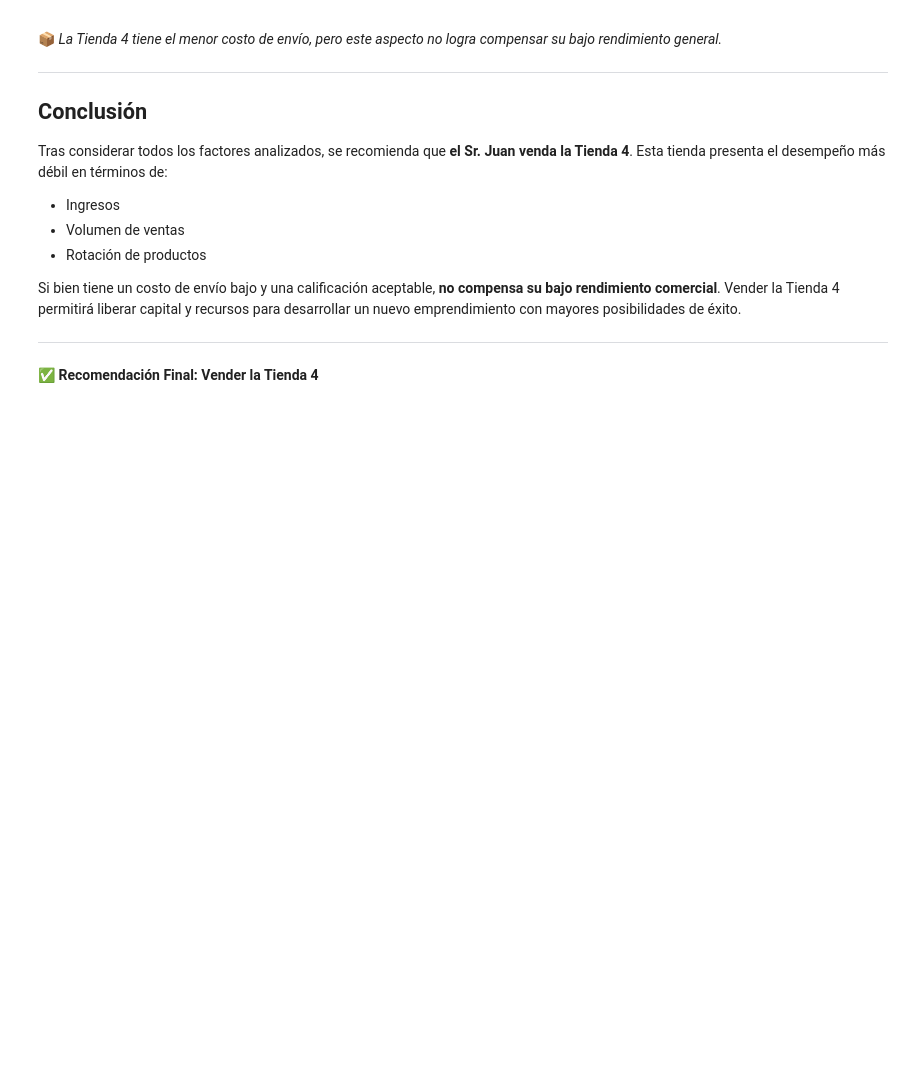
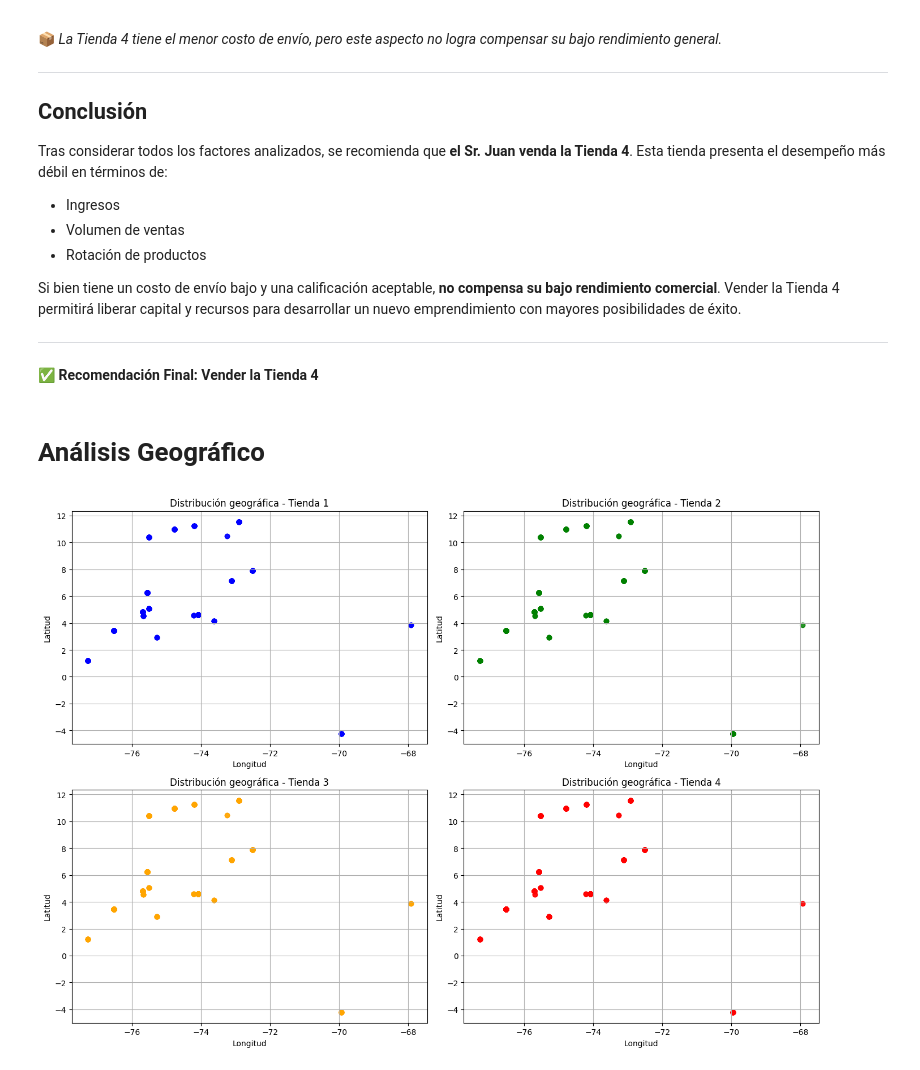
Before and after one commit to lgarciabode/DesafioStore_AluraLatam, a Jupyter notebook: DesafioTienda_AluraLatam.ipynb, the cells around one changed output. Cells and saved outputs as stored; diff of their text form; code cells hidden in the pictures; blank space fills up the shorter version.

```diff
--- a/DesafioTienda_AluraLatam.ipynb
+++ b/DesafioTienda_AluraLatam.ipynb
@@ -405,3 +405,24 @@ Si bien tiene un costo de envío bajo y una calificación aceptable, **no compen
 ---
 
 ✅ **Recomendación Final: Vender la Tienda 4**
+# %% [markdown]
+# Análisis Geográfico
+# %%
+fig, axs = plt.subplots(2, 2, figsize=(14, 10))
+axs = axs.flatten()
+
+tiendas = [tienda, tienda2, tienda3, tienda4]
+nombres = ['Tienda 1', 'Tienda 2', 'Tienda 3', 'Tienda 4']
+colores = ['blue', 'green', 'orange', 'red']
+
+for i in range(4):
+    axs[i].scatter(tiendas[i]['lon'], tiendas[i]['lat'], alpha=0.6, color=colores[i])
+    axs[i].set_title(f'Distribución geográfica - {nombres[i]}')
+    axs[i].set_xlabel('Longitud')
+    axs[i].set_ylabel('Latitud')
+    axs[i].grid(True)
+
+plt.tight_layout()
+plt.show()
+# %% [output]
+[figure, added]
```
Also changed, not shown: parts of 6 cells of this notebook.
